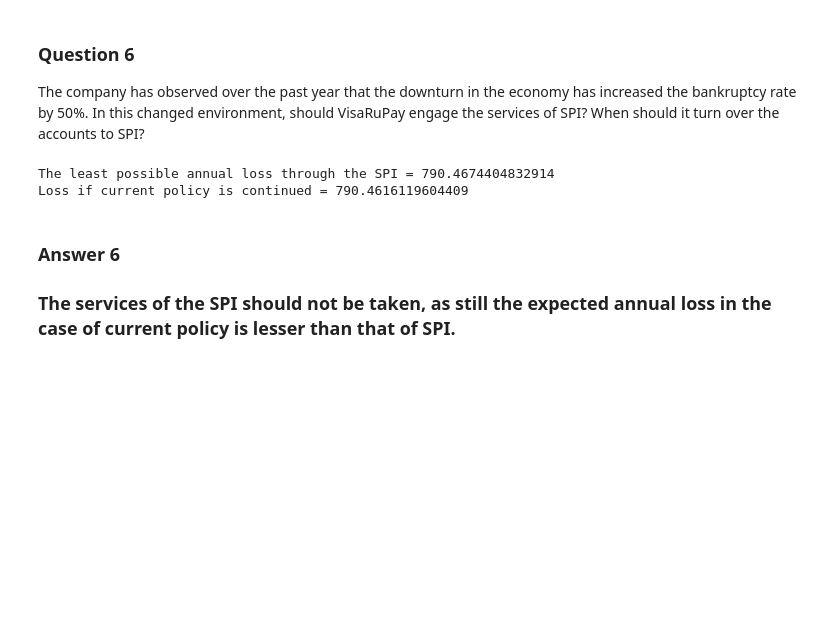
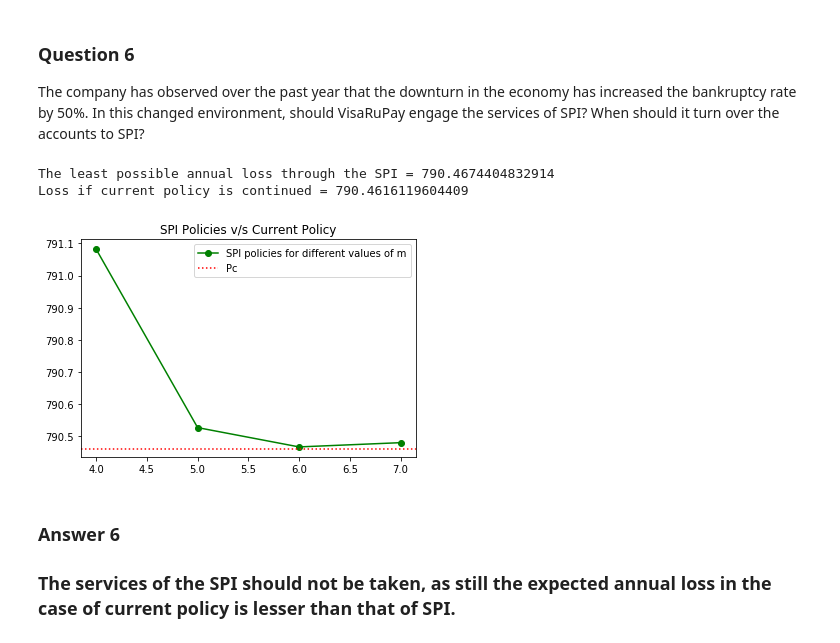
Before and after one commit to prerit1998jain/VisaRupay-Credit-Card-Company-An-application-of-DTMC-, a Jupyter notebook: VisaRuPay Credit Card Company.ipynb, the cells around one changed output. Cells and saved outputs as stored; diff of their text form; code cells hidden in the pictures; blank space fills up the shorter version.

```diff
--- a/VisaRuPay Credit Card Company.ipynb
+++ b/VisaRuPay Credit Card Company.ipynb
@@ -256,18 +259,26 @@ The company has observed over the past year that the downturn in the economy has
 # %%
 ## As the bankruptcy rate has been increased by 50%, the renewed
 ## values of q are as shown below.
 q_new = [i*1.5 for i in q]
 annual_losses_Pms_incr_bankr = []
 for i in range(2,7):
-    k = ann_loss_Pm(stat_dist, i, 50000, 0.75, p, q_new,b)
+    k = ann_loss_Pm(stat_dist, i, 50000, 0.75, p, q_new,b)*14
     annual_losses_Pms_incr_bankr.append(k)
 
 val = min(annual_losses_Pms_incr_bankr)
-print("The least possible annual loss through the SPI =",val*n_cust/10**6)
+print("The least possible annual loss through the SPI =",val)
 print("Loss if current policy is continued =",annual_loss_Pc(stat_dist, q_new,b,p,7)*n_cust/10**6)
+
+plt.plot([4,5,6,7],annual_losses_Pms_incr_bankr[1:], color = 'green', marker = 'o')
+# print(annual_loss_Pc(stat_dist, q,b,p,7)*n_cust)
+plt.axhline(y = annual_loss_Pc(stat_dist, q_new,b,p,7)*14, linestyle='dotted',color = 'red')
+plt.legend(['SPI policies for different values of m','Pc'])
+plt.title("SPI Policies v/s Current Policy")
+plt.show()
 # %% [output]
 The least possible annual loss through the SPI = 790.4674404832914
 Loss if current policy is continued = 790.4616119604409
+[figure, added]
 # %% [markdown]
 ### Answer 6
 
```
Also changed, not shown: parts of 3 cells of this notebook.
